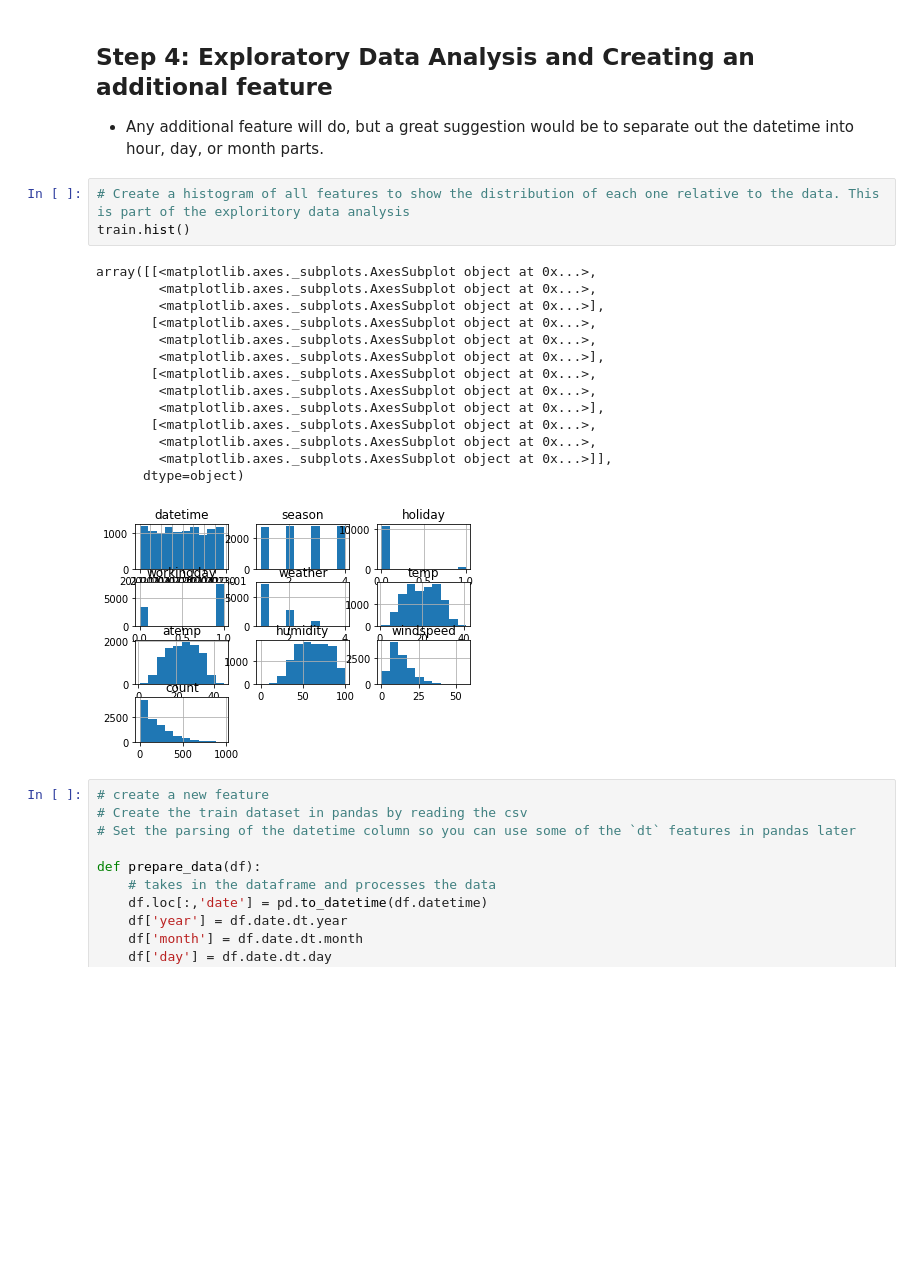
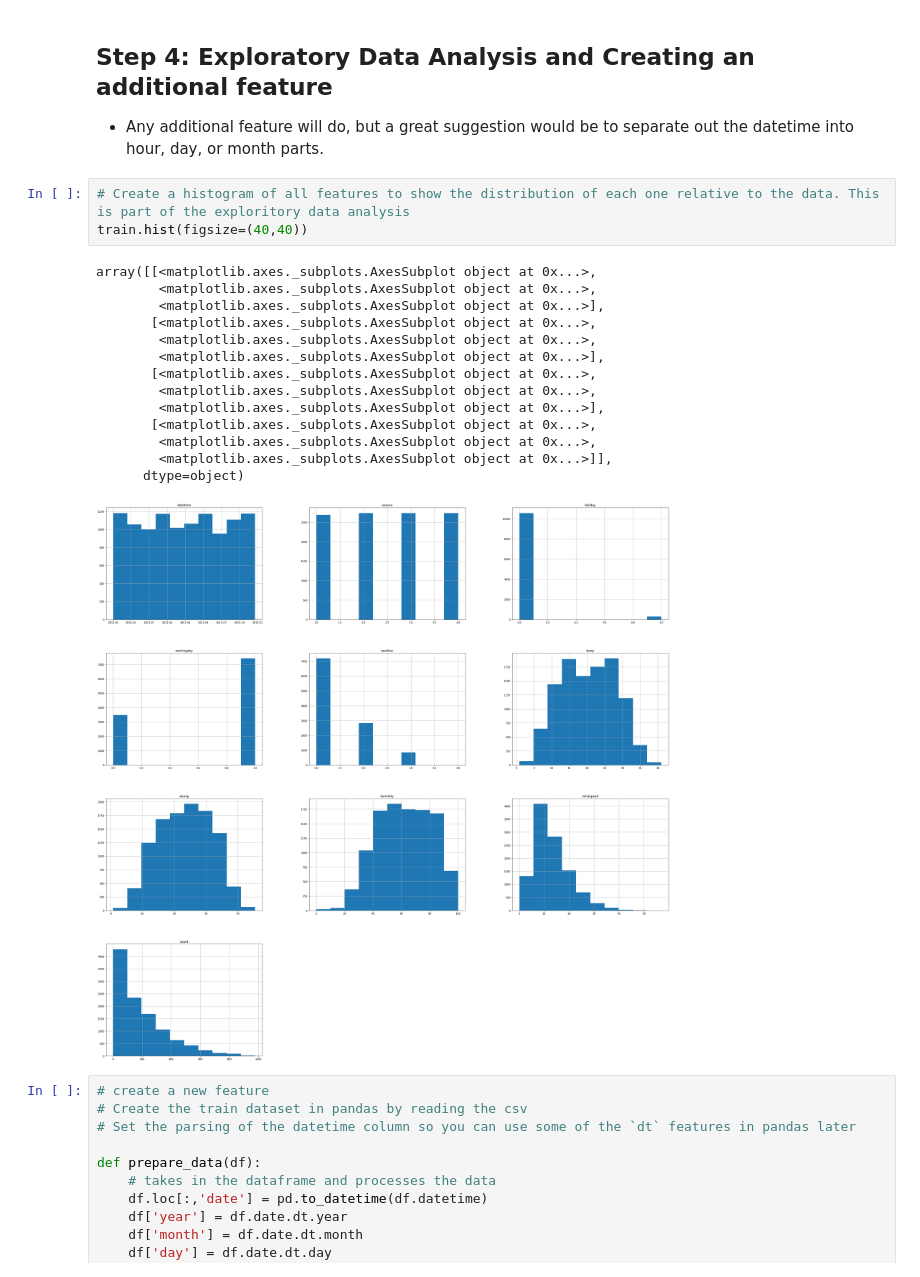
Before and after one commit to djt20/Udacity, a Jupyter notebook: project/project.ipynb, the cells around one changed output. Saved outputs shown, nothing was run; the diff lists cells and outputs as text; blank space fills up the shorter version.

```diff
--- a/project/project.ipynb
+++ b/project/project.ipynb
@@ -317,22 +317,22 @@ submission_new_hpo.csv       2021-12-22 16:44:48  new features with hyperparamet
 * Any additional feature will do, but a great suggestion would be to separate out the datetime into hour, day, or month parts.
 # %%
 # Create a histogram of all features to show the distribution of each one relative to the data. This is part of the exploritory data analysis
-train.hist()
+train.hist(figsize=(40,40))
 # %% [output]
 array([[<matplotlib.axes._subplots.AxesSubplot object at 0x...>,
         <matplotlib.axes._subplots.AxesSubplot object at 0x...>,
         <matplotlib.axes._subplots.AxesSubplot object at 0x...>],
        [<matplotlib.axes._subplots.AxesSubplot object at 0x...>,
         <matplotlib.axes._subplots.AxesSubplot object at 0x...>,
         <matplotlib.axes._subplots.AxesSubplot object at 0x...>],
        [<matplotlib.axes._subplots.AxesSubplot object at 0x...>,
         <matplotlib.axes._subplots.AxesSubplot object at 0x...>,
         <matplotlib.axes._subplots.AxesSubplot object at 0x...>],
        [<matplotlib.axes._subplots.AxesSubplot object at 0x...>,
         <matplotlib.axes._subplots.AxesSubplot object at 0x...>,
         <matplotlib.axes._subplots.AxesSubplot object at 0x...>]],
       dtype=object)
-[figure, old version]
+[figure, new version]
 # %%
 # create a new feature
 # Create the train dataset in pandas by reading the csv
```
Also changed, not shown: parts of 23 cells of this notebook, 2 other files.
